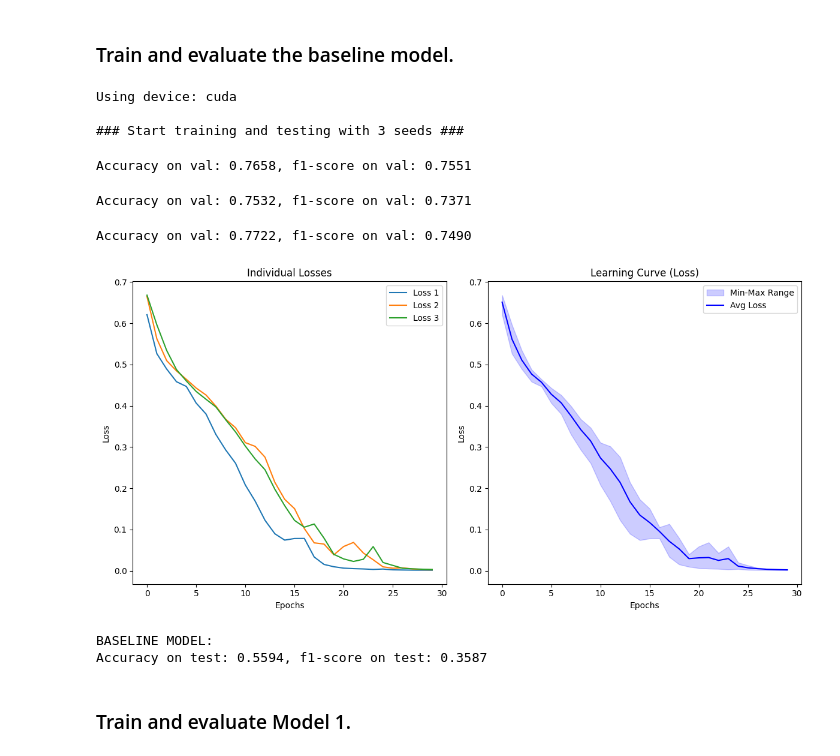
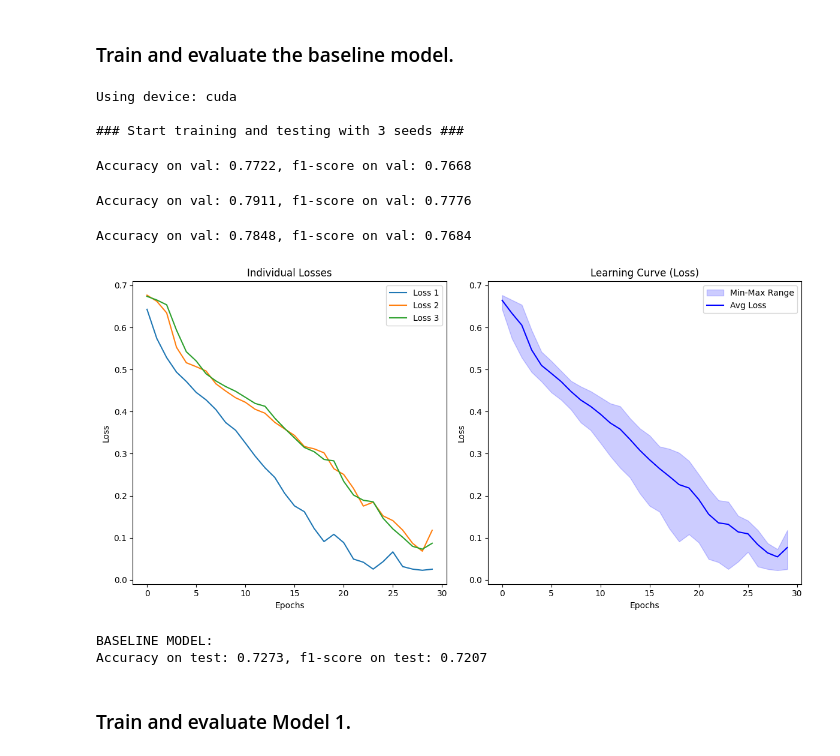
Before and after one commit to tancredibosi/nlp-assignments, a Jupyter notebook: Assignment1_2425.ipynb, the cells around one changed output. Drawn from its saved outputs; the diff is of its cells as text; code cells hidden in the pictures.

```diff
--- a/Assignment1_2425.ipynb
+++ b/Assignment1_2425.ipynb
@@ -556,7 +590,7 @@ In the code: lstm_out has shape `[batch, seq_len, hidden_size * 2]`.<br>
 Being bidirectional, the hidden state is the concatenation of the last forward and backward hidden states.
 # %%
 class BiLSTMModel(nn.Module):
-    def __init__(self, input_size, hidden_size, num_layers, output_size, bidirectional=True):
+    def __init__(self, input_size, hidden_size, num_layers, output_size, bidirectional=True, use_embedding=False):
         super(BiLSTMModel, self).__init__()
 
         self.lstm = nn.LSTM(input_size=input_size,
@@ -667,6 +701,7 @@ class CustomTrainer:
 
     def train(self, train_df):
         """ Train the model on the given training data."""
+        self.model.train()
 
         self.x_train = torch.tensor(train_df['padded_tweet'], dtype=torch.float32).to(self.device)
         self.y_train = torch.tensor(train_df['hard_label_task1'], dtype=torch.float32).to(self.device)
@@ -749,17 +784,17 @@ class CustomTrainer:
         all_accuracies = []
 
         untrained_model = copy.deepcopy(self.model.state_dict())
+        #untrained_model = self.model.state_dict()
 
         print(f"### Start training and testing with {num_seeds} seeds ###")
         # loop through multiple seeds
         for seed in range(num_seeds):
+            self.model.load_state_dict(untrained_model)
             self.set_seed(seed)
 
             # train and evaluate the model
             epoch_losses = self.train(train_df)
             accuracy, f1, _, _, _ = self.test(test_df)
-
-            self.model.load_state_dict(untrained_model)
 
             print(f"Accuracy on val: {accuracy:.4f}, f1-score on val: {f1:.4f}", end="\n\n")
             all_losses.append(epoch_losses)
@@ -805,23 +840,23 @@ class CustomTrainer:
 # %% [markdown]
 ### Train and evaluate the baseline model.
 # %%
-baseline_trainer = CustomTrainer(model=baseline_model, num_epochs=30, batch_size=32, learning_rate=0.001)
+baseline_trainer = CustomTrainer(model=baseline_model, num_epochs=30, batch_size=64, learning_rate=0.001)
 
 baseline_trainer.train_and_evaluate_multiple_seeds(train_df_embedded, validation_df_embedded, num_seeds=3)
 
 baseline_accuracy, baseline_f1, baseline_probs, baseline_labels, baseline_error_df = baseline_trainer.test(test_df_embedded)
 print('\n\nBASELINE MODEL:')
 print(f"Accuracy on test: {baseline_accuracy:.4f}, f1-score on test: {baseline_f1:.4f}", end="\n\n")
 # %% [output]
 Using device: cuda
 
 ### Start training and testing with 3 seeds ###
-Accuracy on val: 0.7658, f1-score on val: 0.7551
+Accuracy on val: 0.7722, f1-score on val: 0.7668
-Accuracy on val: 0.7532, f1-score on val: 0.7371
+Accuracy on val: 0.7911, f1-score on val: 0.7776
-Accuracy on val: 0.7722, f1-score on val: 0.7490
+Accuracy on val: 0.7848, f1-score on val: 0.7684
-[figure, old version]
+[figure, new version]
 BASELINE MODEL:
-Accuracy on test: 0.5594, f1-score on test: 0.3587
+Accuracy on test: 0.7273, f1-score on test: 0.7207
 # %% [markdown]
 ### Train and evaluate Model 1.
 # %%
```
Also changed, not shown: parts of 27 cells of this notebook.
